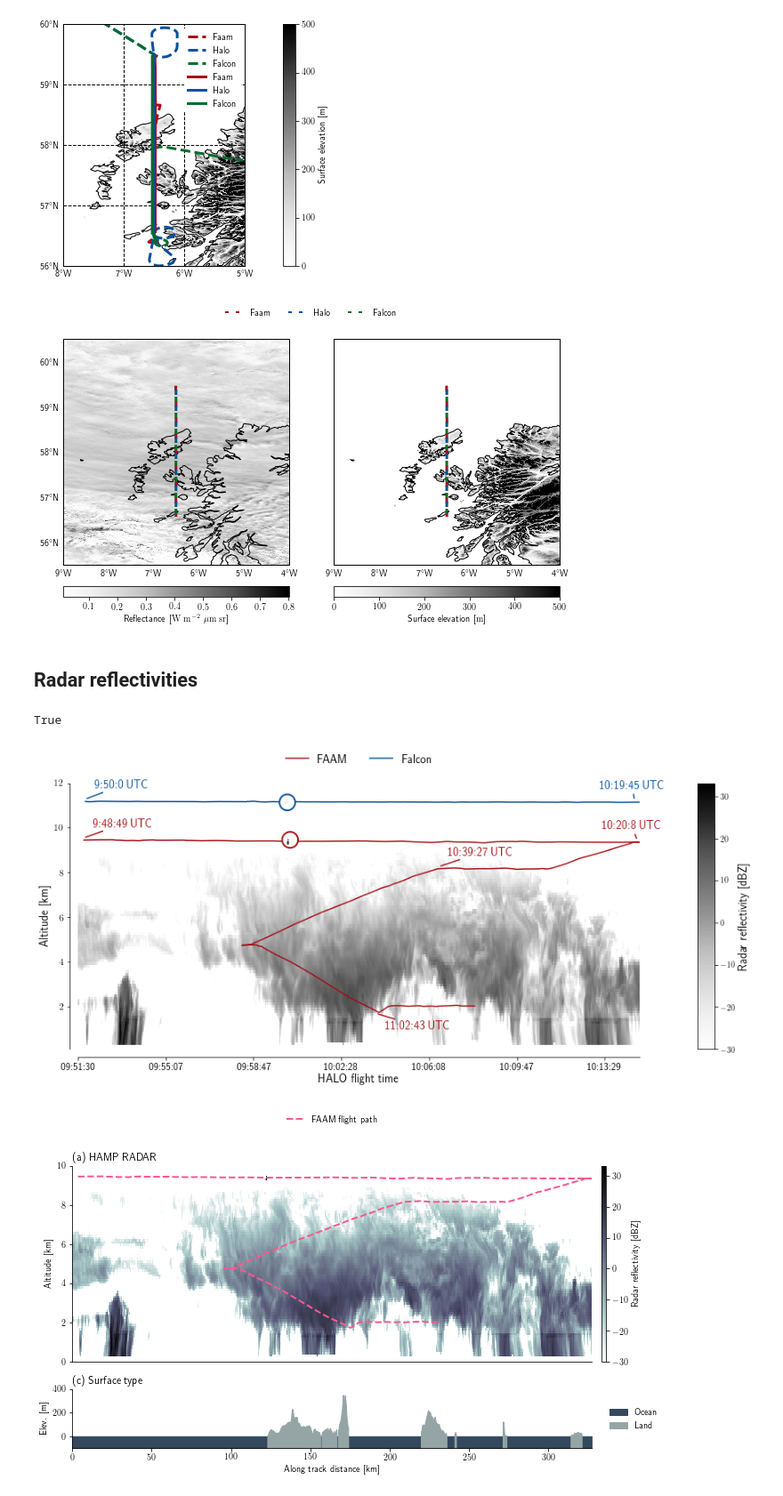
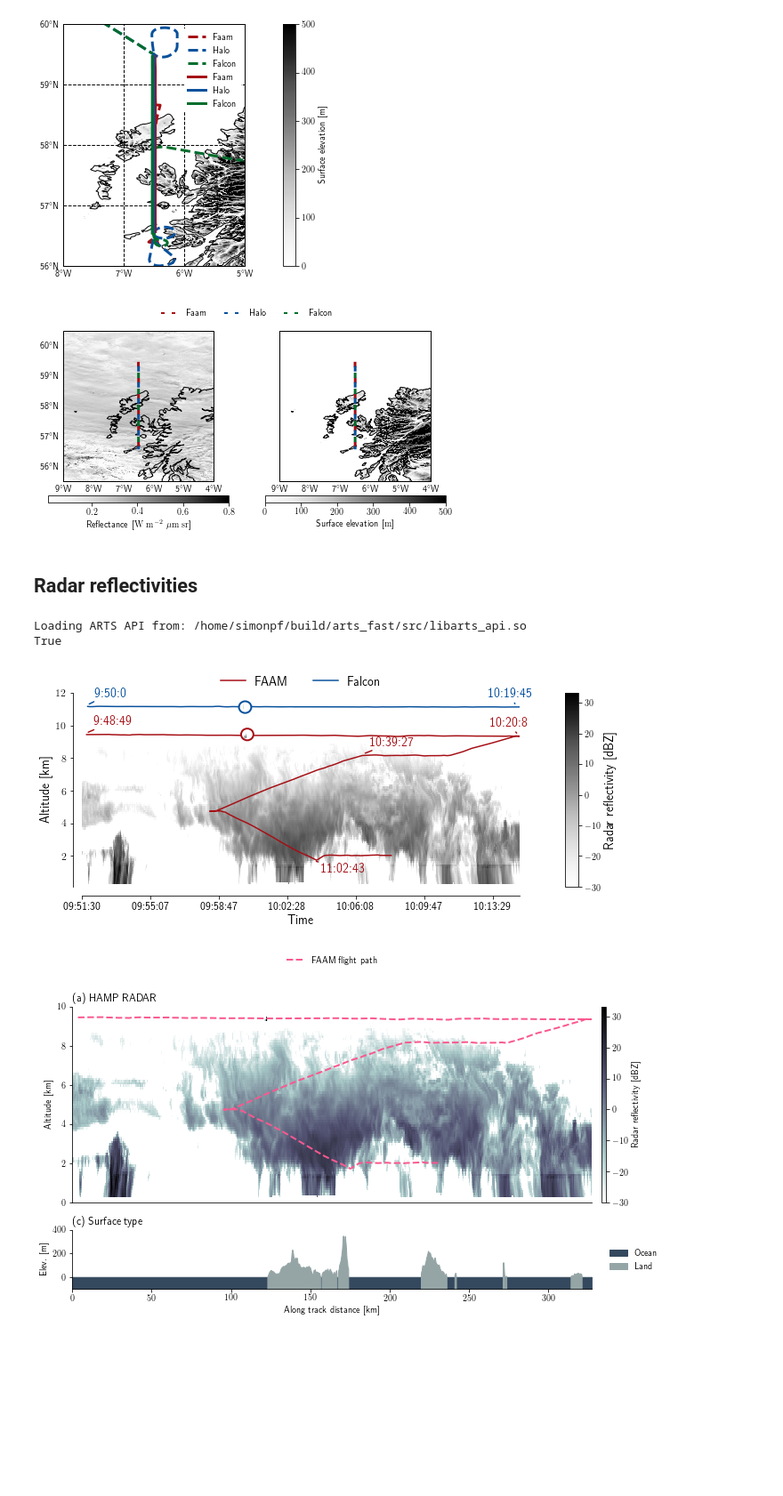
Before and after one commit to simonpf/ismar_combined, a Jupyter notebook: notebooks/overview.ipynb, the cells around one changed output. Shown at 89% size. Saved outputs shown, nothing was run; the diff lists cells and outputs as text; code cells hidden in the pictures; blank space fills up the shorter version.

```diff
--- a/notebooks/overview.ipynb
+++ b/notebooks/overview.ipynb
@@ -157,7 +160,7 @@ from cartopy.mpl.gridliner import LONGITUDE_FORMATTER, LATITUDE_FORMATTER
 from matplotlib.gridspec import GridSpec
 
 gs = GridSpec(3, 2, width_ratios = [1.0, 1.0], height_ratios = [0.05, 1.0, 0.05], hspace = 0.25)
-fig = plt.figure(figsize = (10, 6))
+fig = plt.figure(figsize = (8, 4))
 
 #
 # MODIS image
@@ -218,34 +221,34 @@ gl.yformatter = LATITUDE_FORMATTER
 gl.ylabels_left = False
 gl.ylabels_right = False
 gl.xlabels_top   = False
 
 ax.coastlines(resolution = "10m", linewidth = 1)
 
 norm = Normalize(vmin = 0, vmax = 500)
 img = ax.pcolormesh(dem.lon[::2], dem.lat[::2], dem.z[::2, ::2],
               norm = norm,
               cmap = "Greys")
 
 ax.set_xlim([-9.0001, -3.9999])
 ax.set_ylim([55.4999, 60.5001])
 
 for s in ax.spines:
     ax.spines[s].set_visible(True)
 
 ax = plt.subplot(gs[0, :])
 ax.set_axis_off()
 labels = ["Faam", "Halo", "Falcon"]
 ax.legend(handles = handles, labels = labels, loc = "center", ncol = 3)
 
 
 # Colorbar
 fig.colorbar(img, label = r"Surface elevation [$\unit{m}$]", orientation = "horizontal",
              cax = plt.subplot(gs[2, 1]))
 
 plt.tight_layout()
 fig.savefig("../plots/flight_paths.png", dpi = 300)
 # %% [output]
-[figure, old version]
+[figure, new version]
 # %% [markdown]
 ## Radar reflectivities
 # %%
@@ -266,7 +269,7 @@ from matplotlib.gridspec import GridSpec
 from matplotlib.patches import Ellipse
 from matplotlib.ticker import FuncFormatter
 
-fig  = plt.figure(figsize = (14, 6))
+fig  = plt.figure(figsize = (10, 4))
 gs = GridSpec(1, 2, width_ratios = [1, 0.03])
 
 x = hamp.d
@@ -307,7 +310,7 @@ t0 = ismar.time[i0]
 h = int(np.trunc(t0 / 3600))
 m = int(np.trunc((t0 - h * 3600) / 60))
 s = int(np.trunc(t0 - h * 3600 - m * 60))
-ax.annotate("{}:{}:{} UTC".format(h, m, s),
+ax.annotate("{}:{}:{}".format(h, m, s),
             (ismar.d[i0], ismar.zsl[i0] / 1e3 + 0.1),
             (ismar.d[i0] + 5, ismar.zsl[i0] / 1e3 + 0.6),
             c = "C0",
@@ -322,7 +325,7 @@ t1 = ismar.time[i1]
 h = int(np.trunc(t1 / 3600))
 m = int(np.trunc((t1 - h * 3600) / 60))
 s = int(np.trunc(t1 - h * 3600 - m * 60))
-ax.annotate("{}:{}:{} UTC".format(h, m, s),
+ax.annotate("{}:{}:{}".format(h, m, s),
             (ismar.d[i1], ismar.zsl[i1] / 1e3 + 0.1),
             (ismar.d[i1] - 20, ismar.zsl[i1] / 1e3 + 0.6),
             c = "C0",
@@ -337,7 +340,7 @@ t2 = ismar.time_e[i2]
 h = int(np.trunc(t2 / 3600))
 m = int(np.trunc((t2 - h * 3600) / 60))
 s = int(np.trunc(t2 - h * 3600 - m * 60))
-ax.annotate("{}:{}:{} UTC".format(h, m, s),
+ax.annotate("{}:{}:{}".format(h, m, s),
             (ismar.d_e[i2], ismar.zsl_e[i2] / 1e3 + 0.1),
             (ismar.d_e[i2] + 5, ismar.zsl_e[i2] / 1e3 + 0.6),
             c = "C0",
@@ -352,7 +355,7 @@ t3 = ismar.time_e[i3]
 h = int(np.trunc(t3 / 3600))
 m = int(np.trunc((t3 - h * 3600) / 60))
 s = int(np.trunc(t3 - h * 3600 - m * 60))
-ax.annotate("{}:{:02d}:{} UTC".format(h, m, s),
+ax.annotate("{}:{:02d}:{}".format(h, m, s),
             (ismar.d_e[i3], ismar.zsl_e[i3] / 1e3 - 0.1),
             (ismar.d_e[i3] + 5, ismar.zsl_e[i3] / 1e3 - 0.8),
             c = "C0",
@@ -373,7 +376,7 @@ t0 = rasta.time[i0]
 h = int(np.trunc(t0 / 3600))
 m = int(np.trunc((t0 - h * 3600) / 60))
 s = int(np.trunc(t0 - h * 3600 - m * 60))
-ax.annotate("{}:{}:{} UTC".format(h, m, s),
+ax.annotate("{}:{}:{}".format(h, m, s),
             (rasta.d[i0], rasta.altitude[i0] / 1e3 + 0.1),
             (rasta.d[i0] + 5, rasta.altitude[i0] / 1e3 + 0.6),
             c = "C1",
@@ -388,7 +391,7 @@ t1 = rasta.time[i1]
 h = int(np.trunc(t1 / 3600))
 m = int(np.trunc((t1 - h * 3600) / 60))
 s = int(np.trunc(t1 - h * 3600 - m * 60))
-ax.annotate("{}:{}:{} UTC".format(h, m, s),
+ax.annotate("{}:{}:{}".format(h, m, s),
             (rasta.d[i1], rasta.altitude[i1] / 1e3 + 0.1),
             (rasta.d[i1] - 20, rasta.altitude[i1] / 1e3 + 0.6),
             c = "C1",
@@ -422,7 +425,7 @@ def format_date(x, pos=None):
 
 ax.xaxis.set_major_formatter(FuncFormatter(format_date))
 ax.set_ylabel("Altitude [km]", fontsize = 14)
-ax.set_xlabel("HALO flight time", fontsize = 14)
+ax.set_xlabel("Time", fontsize = 14)
 ax.set_ylim([0.1, 12])
 ax.set_xlim([0, 320])
 ax.legend(loc = "upper center", bbox_to_anchor = [0.5, 1.15], ncol = 2, fontsize = 14)
@@ -432,8 +435,9 @@ despine_ax(ax, bottom = True, left = True)
 
 fig.savefig("../plots/y_hamp_radar.png", dpi = 300, bbox_inches = "tight")
 # %% [output]
+Loading ARTS API from: /home/simonpf/build/arts_fast/src/libarts_api.so
 True
-[figure, old version]
+[figure, new version]
 # %%
 from joint_flight.plots  import grid_to_edges
 from joint_flight.data   import hamp, ismar, dem
```
Also changed, not shown: parts of 10 cells of this notebook, 8 other files.
